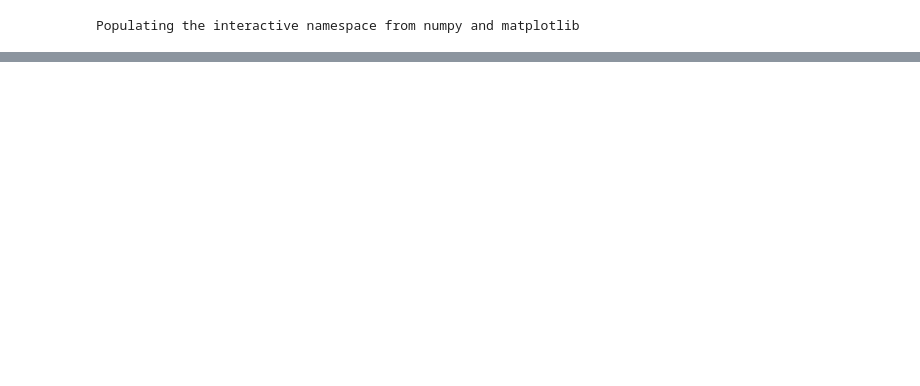
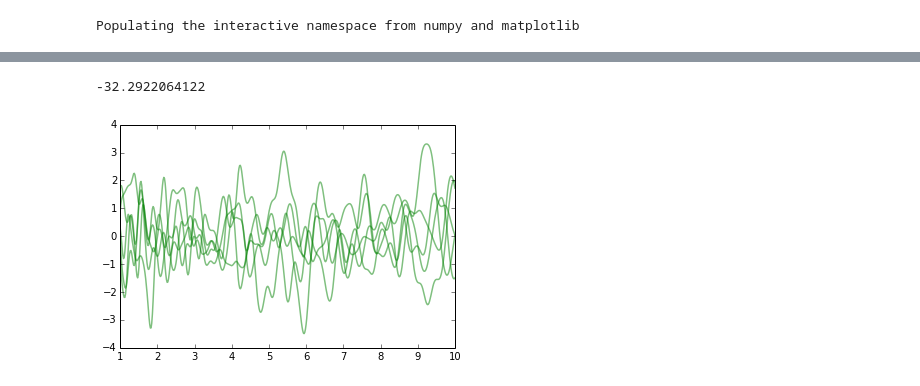
Before and after one commit to cranmer/play, a Jupyter notebook: misc/george_example.ipynb, the cells around one changed output, grey strips where cells are left out. Cells and saved outputs as stored; diff of their text form; code cells hidden in the pictures; blank space fills up the shorter version.

```diff
--- a/misc/george_example.ipynb
+++ b/misc/george_example.ipynb
@@ -37,0 +40,32 @@ plt.errorbar(x,y,marker='o',ls='None', yerr=yerr,c='black')
+# %%
+# Set up the Gaussian process.
+kernel = MyLocalGaussianKernel(a=0,b=0.0)
+gp = george.GP(kernel)
+
+# Pre-compute the factorization of the matrix.
+gp.compute(x, yerr=10)
+
+# Compute the log likelihood.
+print(gp.lnlikelihood(y))
+# %% [output]
+-32.2922064122
+# %%
+x = np.linspace(1,10, 500)
+kernelexp = MyLocalGaussianKernel(a=.01, b=-0.001)
+kernelgaus = ExpSquaredKernel(.1)
+#kernelexp = ExpKernel(1.0)
+kernelexp = MyLocalExpSquared(a=0.011,b=0.005);
+
+kernel = 1*kernelexp + 0.001*kernelgaus
+#kernel = kernelgaus
+kernel = kernelexp
+
+
+gp = george.GP(kernel)
+gp.compute(x, yerr=0)
+y = gp.sample(size=5)
+
+plt.plot(x, y.T, "g", lw=1.5, alpha=0.5)
+plt.xlim(1, 10);
+# %% [output]
+[figure, added]
```
Also changed, not shown: parts of 7 cells of this notebook, 6 other files.
